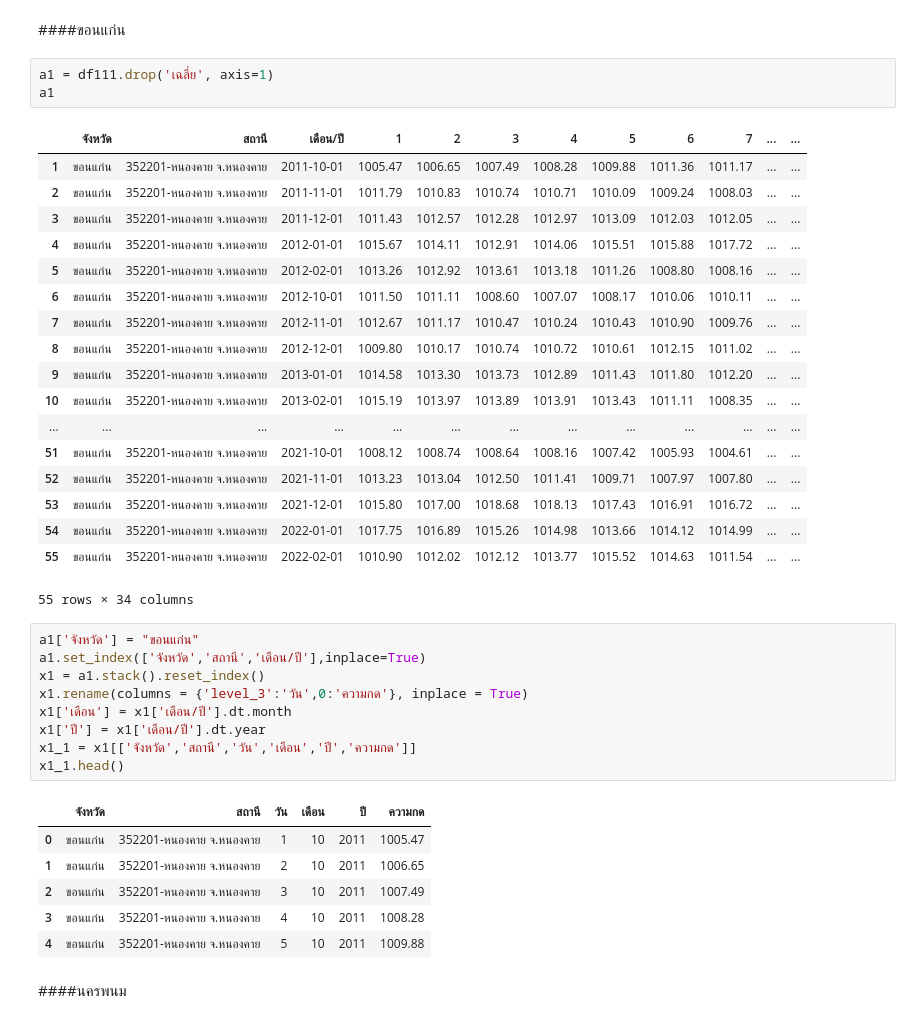
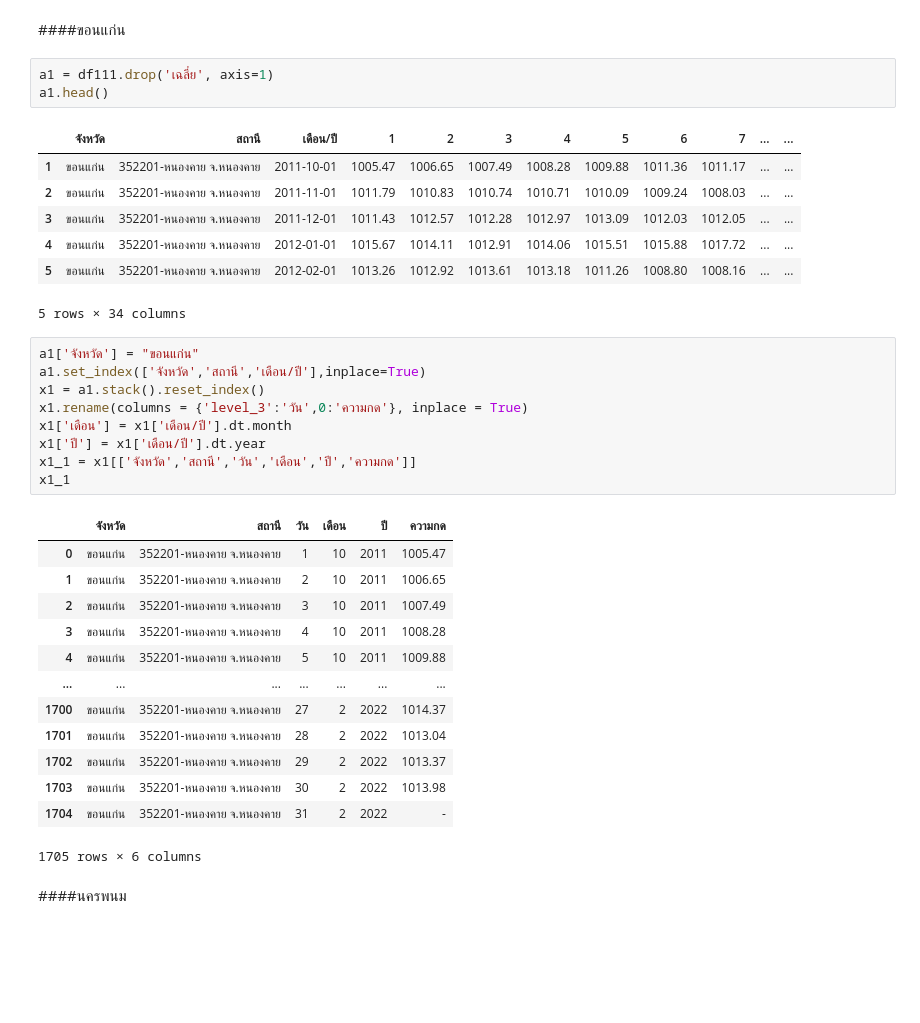
Before and after one commit to 1234567890qqqqqq/bsc_dpdm22, a Jupyter notebook: Quiz_Group_7_of_Midterm.ipynb, the cells around one changed output. Cells and saved outputs as stored; diff of their text form; blank space fills up the shorter version.

```diff
--- a/Quiz_Group_7_of_Midterm.ipynb
+++ b/Quiz_Group_7_of_Midterm.ipynb
@@ -1297,7 +567,7 @@ x1.head()
 ####ขอนแก่น
 # %%
 a1 = df111.drop('เฉลี่ย', axis=1)
-a1
+a1.head()
 # %% [output]
 |  | จังหวัด | สถานี | เดือน/ปี | 1 | 2 | 3 | 4 | 5 | 6 | 7 | ... | ... |
 | 1 | ขอนแก่น | 352201-หนองคาย จ.หนองคาย | 2011-10-01 | 1005.47 | 1006.65 | 1007.49 | 1008.28 | 1009.88 | 1011.36 | 1011.17 | ... | ... |
@@ -1305,34 +575,30 @@ a1
 | 3 | ขอนแก่น | 352201-หนองคาย จ.หนองคาย | 2011-12-01 | 1011.43 | 1012.57 | 1012.28 | 1012.97 | 1013.09 | 1012.03 | 1012.05 | ... | ... |
 | 4 | ขอนแก่น | 352201-หนองคาย จ.หนองคาย | 2012-01-01 | 1015.67 | 1014.11 | 1012.91 | 1014.06 | 1015.51 | 1015.88 | 1017.72 | ... | ... |
 | 5 | ขอนแก่น | 352201-หนองคาย จ.หนองคาย | 2012-02-01 | 1013.26 | 1012.92 | 1013.61 | 1013.18 | 1011.26 | 1008.80 | 1008.16 | ... | ... |
-| 6 | ขอนแก่น | 352201-หนองคาย จ.หนองคาย | 2012-10-01 | 1011.50 | 1011.11 | 1008.60 | 1007.07 | 1008.17 | 1010.06 | 1010.11 | ... | ... |
-| 7 | ขอนแก่น | 352201-หนองคาย จ.หนองคาย | 2012-11-01 | 1012.67 | 1011.17 | 1010.47 | 1010.24 | 1010.43 | 1010.90 | 1009.76 | ... | ... |
-| 8 | ขอนแก่น | 352201-หนองคาย จ.หนองคาย | 2012-12-01 | 1009.80 | 1010.17 | 1010.74 | 1010.72 | 1010.61 | 1012.15 | 1011.02 | ... | ... |
-| 9 | ขอนแก่น | 352201-หนองคาย จ.หนองคาย | 2013-01-01 | 1014.58 | 1013.30 | 1013.73 | 1012.89 | 1011.43 | 1011.80 | 1012.20 | ... | ... |
-| 10 | ขอนแก่น | 352201-หนองคาย จ.หนองคาย | 2013-02-01 | 1015.19 | 1013.97 | 1013.89 | 1013.91 | 1013.43 | 1011.11 | 1008.35 | ... | ... |
-| ... | ... | ... | ... | ... | ... | ... | ... | ... | ... | ... | ... | ... |
-| 51 | ขอนแก่น | 352201-หนองคาย จ.หนองคาย | 2021-10-01 | 1008.12 | 1008.74 | 1008.64 | 1008.16 | 1007.42 | 1005.93 | 1004.61 | ... | ... |
-| 52 | ขอนแก่น | 352201-หนองคาย จ.หนองคาย | 2021-11-01 | 1013.23 | 1013.04 | 1012.50 | 1011.41 | 1009.71 | 1007.97 | 1007.80 | ... | ... |
-| 53 | ขอนแก่น | 352201-หนองคาย จ.หนองคาย | 2021-12-01 | 1015.80 | 1017.00 | 1018.68 | 1018.13 | 1017.43 | 1016.91 | 1016.72 | ... | ... |
-| 54 | ขอนแก่น | 352201-หนองคาย จ.หนองคาย | 2022-01-01 | 1017.75 | 1016.89 | 1015.26 | 1014.98 | 1013.66 | 1014.12 | 1014.99 | ... | ... |
-| 55 | ขอนแก่น | 352201-หนองคาย จ.หนองคาย | 2022-02-01 | 1010.90 | 1012.02 | 1012.12 | 1013.77 | 1015.52 | 1014.63 | 1011.54 | ... | ... |
-55 rows × 34 columns
+5 rows × 34 columns
 # %%
 a1['จังหวัด'] = "ขอนแก่น"
 a1.set_index(['จังหวัด','สถานี','เดือน/ปี'],inplace=True)
 x1 = a1.stack().reset_index()
 x1.rename(columns = {'level_3':'วัน',0:'ความกด'}, inplace = True)
 x1['เดือน'] = x1['เดือน/ปี'].dt.month
 x1['ปี'] = x1['เดือน/ปี'].dt.year
 x1_1 = x1[['จังหวัด','สถานี','วัน','เดือน','ปี','ความกด']]
-x1_1.head()
+x1_1
 # %% [output]
 |  | จังหวัด | สถานี | วัน | เดือน | ปี | ความกด |
 | 0 | ขอนแก่น | 352201-หนองคาย จ.หนองคาย | 1 | 10 | 2011 | 1005.47 |
 | 1 | ขอนแก่น | 352201-หนองคาย จ.หนองคาย | 2 | 10 | 2011 | 1006.65 |
 | 2 | ขอนแก่น | 352201-หนองคาย จ.หนองคาย | 3 | 10 | 2011 | 1007.49 |
 | 3 | ขอนแก่น | 352201-หนองคาย จ.หนองคาย | 4 | 10 | 2011 | 1008.28 |
 | 4 | ขอนแก่น | 352201-หนองคาย จ.หนองคาย | 5 | 10 | 2011 | 1009.88 |
+| ... | ... | ... | ... | ... | ... | ... |
+| 1700 | ขอนแก่น | 352201-หนองคาย จ.หนองคาย | 27 | 2 | 2022 | 1014.37 |
+| 1701 | ขอนแก่น | 352201-หนองคาย จ.หนองคาย | 28 | 2 | 2022 | 1013.04 |
+| 1702 | ขอนแก่น | 352201-หนองคาย จ.หนองคาย | 29 | 2 | 2022 | 1013.37 |
+| 1703 | ขอนแก่น | 352201-หนองคาย จ.หนองคาย | 30 | 2 | 2022 | 1013.98 |
+| 1704 | ขอนแก่น | 352201-หนองคาย จ.หนองคาย | 31 | 2 | 2022 | - |
+1705 rows × 6 columns
 # %% [markdown]
 ####นครพนม
 # %%
```
Also changed, not shown: parts of 174 cells of this notebook.
